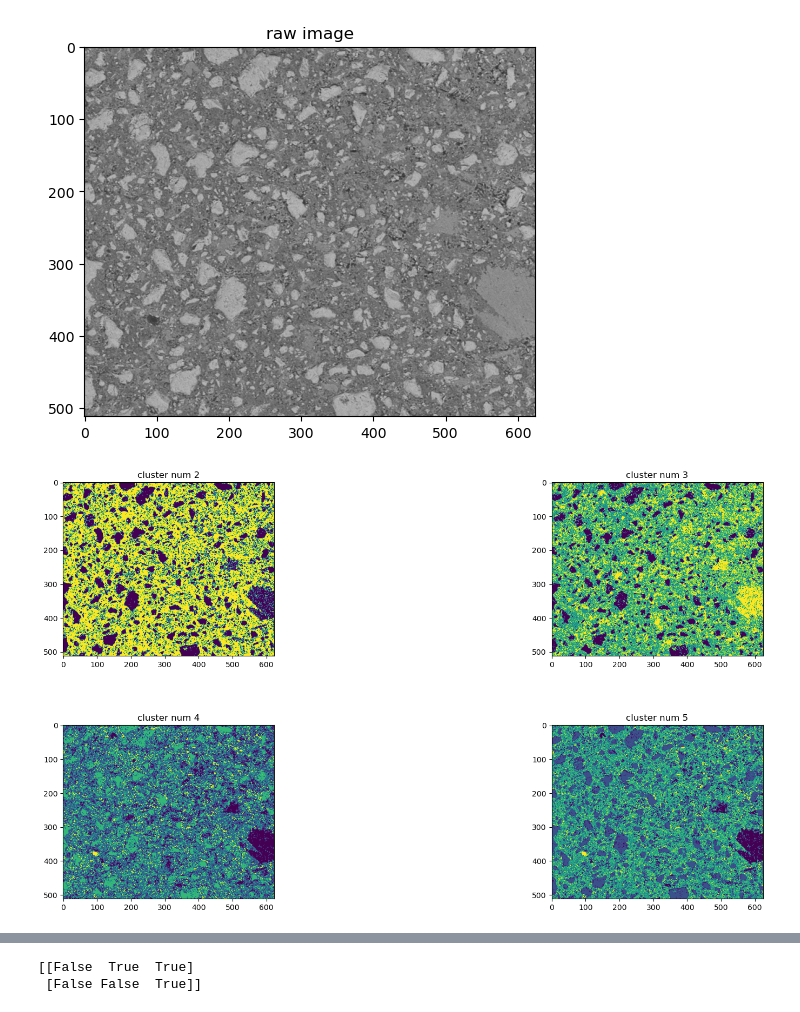
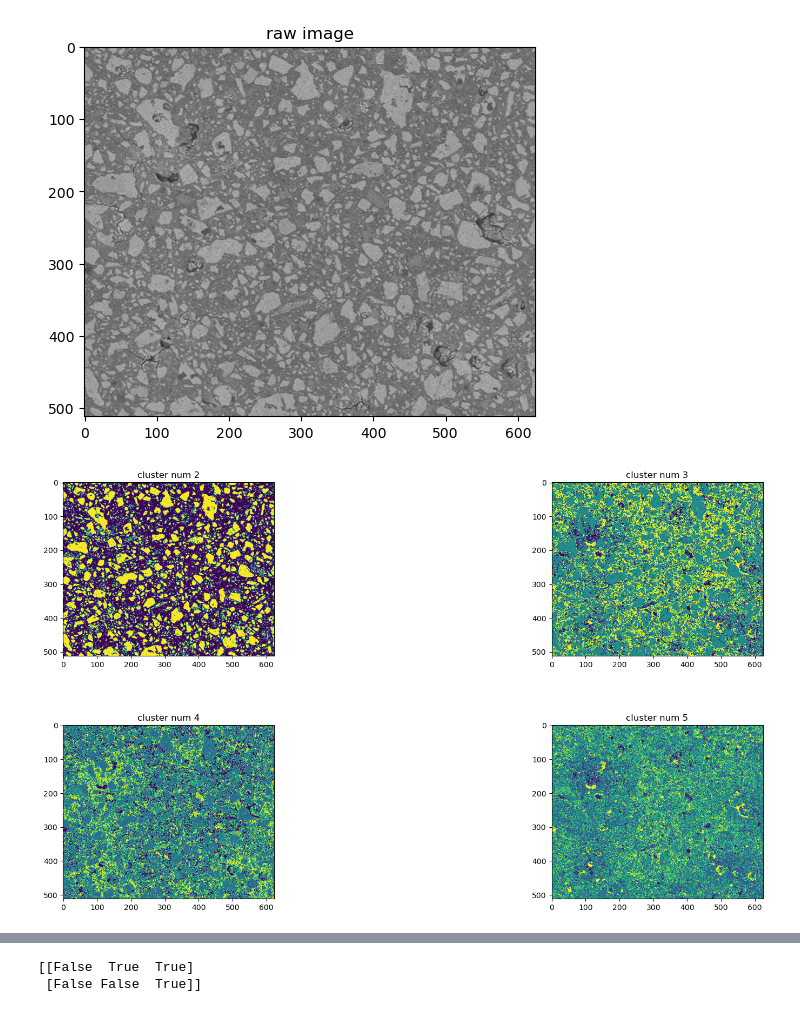
Before and after one commit to Barryzp/ml-workspace, a Jupyter notebook: registration/basic-operator/image_segmetion.ipynb, the cells around one changed output, grey strips where cells are left out. Cells and saved outputs as stored; diff of their text form; code cells hidden in the pictures.

```diff
--- a/registration/basic-operator/image_segmetion.ipynb
+++ b/registration/basic-operator/image_segmetion.ipynb
@@ -1,64 +46,37 @@
 # %%
-# K-means分割图像
 
-import cv2
-import numpy as np
-from sklearn.cluster import KMeans
-import matplotlib.pyplot as plt
-import matplotlib.gridspec as gridspec
-from PIL import Image
-
-def kmeans_image_segmentation(image, n_clusters=2):
-    # 将图像转换为灰度图
-    gray = cv2.cvtColor(image, cv2.COLOR_BGR2GRAY)
-
-    # 将图像数据转换为二维数组
-    h, w = gray.shape[:2]
-    img_array = gray.reshape((-1, 1))
-
-    # 使用KMeans进行聚类
-    kmeans = KMeans(n_clusters=n_clusters)
-    labels = kmeans.fit_predict(img_array)
-
-    # 将聚类结果映射回原始图像尺寸
-    segmented_image = np.zeros((h, w), dtype=np.uint8)
-    for i in range(len(labels)):
-        segmented_image[i // w, i % w] = labels[i] * (255 // (n_clusters - 1))
-
-    return segmented_image
-
-sample_index = 3
+sample_index = 10
 bse_sample_index = 2
 zoom_times = 100
 middle = zoom_times // 100
 end_index = 1
 
 file_name = f"{sample_index}-{middle}-{end_index}"
 src_path = f"D:/workspace/ml-workspace/registration/datasets/sample{sample_index}/bse/s{bse_sample_index}/{zoom_times}"
 
 # 读取图像
 image = cv2.imread(f'{src_path}/{file_name}-enhanced-roi.bmp')
 
 plt.imshow(image)
 plt.title("raw image")
 # 绘制画布
 fig = plt.figure(figsize=(20,10))
 gs = gridspec.GridSpec(2, 2, height_ratios=[1, 1], width_ratios=[ 1, 1])
 for i in range(4):
     num = i + 2
     # 使用KMeans进行图像分割
     segmented_image = kmeans_image_segmentation(image, num)
 
     # 把这个二值图进行保存
     cv2.imwrite(f'{src_path}/{file_name}-enhanced-roi-kms{num}.bmp', segmented_image)
 
     ax = fig.add_subplot(gs[(i // 2) , i % 2])
     ax.imshow(segmented_image)
     ax.set_title("cluster num {}".format(num))
 plt.subplots_adjust(wspace=0.4, hspace=0.4)
 # %% [output]
-[figure, old version]
+[figure, new version]
-[figure, old version]
+[figure, new version]
 # %%
 # 对操作进行腐蚀，去掉那些小的颗粒，尽量减少这些细节的干扰
 # k-means结果显示，聚类成3类还算正常
```
Also changed, not shown: parts of 4 cells of this notebook, 1 other file.
